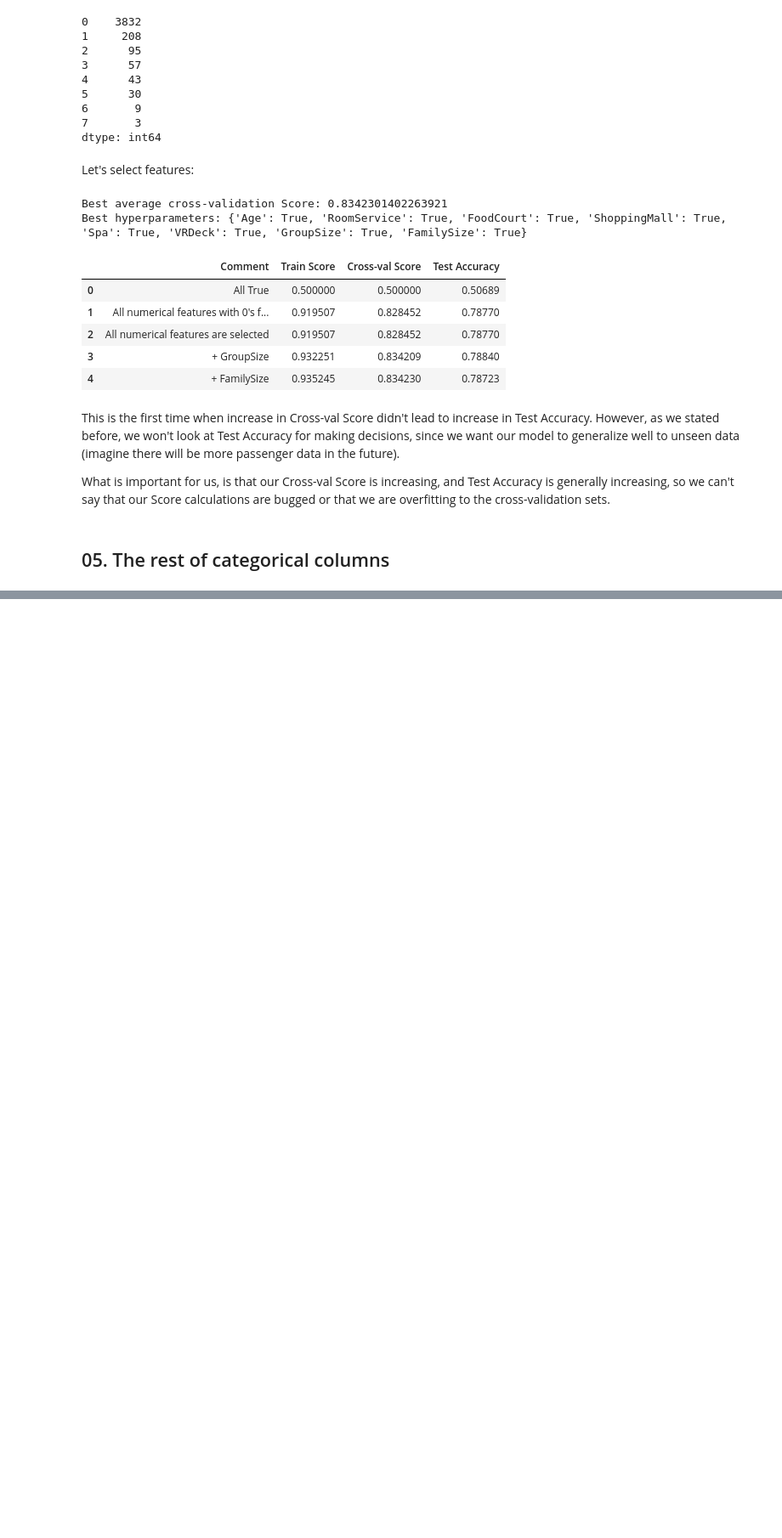
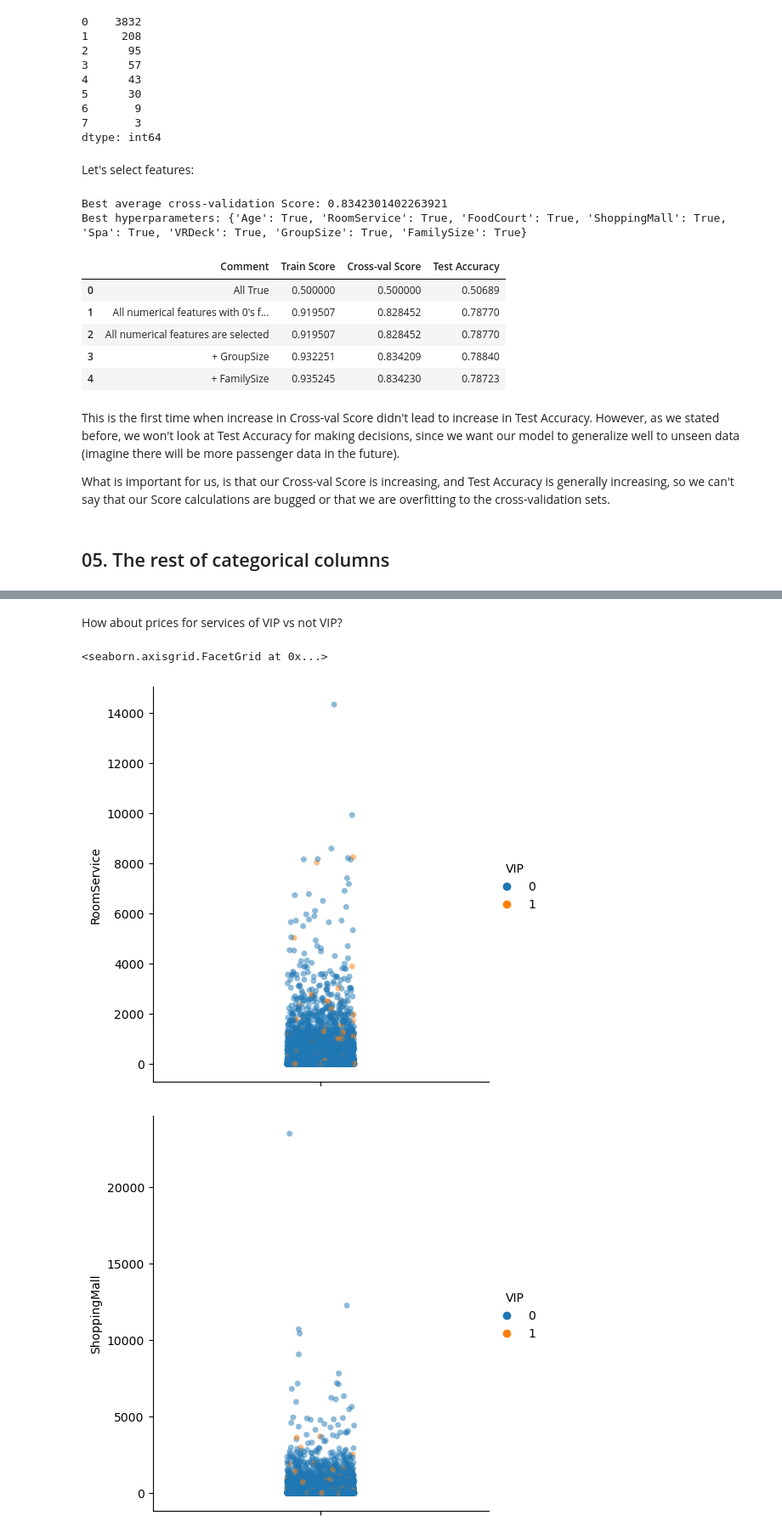
Before and after one commit to NickVasenkov/Spaceship, a Jupyter notebook: Spaceship.ipynb, the cells around one changed output, grey strips where cells are left out. Shown at 85% size. Drawn from its saved outputs; the diff is of its cells as text; code cells hidden in the pictures; blank space fills up the shorter version.

```diff
--- a/Spaceship.ipynb
+++ b/Spaceship.ipynb
@@ -585,0 +889,20 @@ What is important for us, is that our Cross-val Score is increasing, and Test Ac
+# %%
+binary_columns = ['VIP', 'CryoSleep']
+
+for data in [train, test]:
+    for column in binary_columns:
+        data[column] = [1 if i else 0 for i in data[column]]
+
+categorical_columns = ['HomePlanet', 'Destination', 'Side']
+
+
+for column in categorical_columns:
+    dummies = pd.get_dummies(train[column], drop_first=True)
+    train = pd.concat([train, dummies], axis = 1)
+    dummies = pd.get_dummies(test[column], drop_first=True)
+    test = pd.concat([test, dummies], axis = 1)
+
+print(train.head())
+print(train['VIP'].head())
+print(test.head())
+test['VIP'].unique()
@@ -585,0 +1021,15 @@ What is important for us, is that our Cross-val Score is increasing, and Test Ac
+# %%
+# Collect unprocessed "Age" to train and test
+train['Age'] = train_unprocessed['Age']
+test['Age'] = test_unprocessed['Age']
+
+# For each category of spendings
+for column in ['RoomService', 'FoodCourt', 'ShoppingMall', 'Spa', 'VRDeck']:
+    # Collect unprocessed columns to train and test
+    train[column] = train_unprocessed[column]
+    test[column] = test_unprocessed[column]
+    # Zeros for passengers in CryoSleep
+    train.loc[train['CryoSleep'] == True, column].fillna(0, inplace = True)
+    test.loc[test['CryoSleep'] == True, column].fillna(0, inplace = True)
+
+print(train.info())
@@ -585,0 +1054,11 @@ What is important for us, is that our Cross-val Score is increasing, and Test Ac
+# %% [markdown]
+How about prices for services of VIP vs not VIP?
+# %%
+import seaborn as sns
+
+sns.catplot(data=train, y='RoomService', hue='VIP', alpha = 0.5)
+sns.catplot(data=train, y='ShoppingMall', hue='VIP', alpha = 0.5)
+# %% [output]
+<seaborn.axisgrid.FacetGrid at 0x...>
+[figure, added]
+[figure, added]
```
Also changed, not shown: parts of 54 cells of this notebook, 19 other files.
